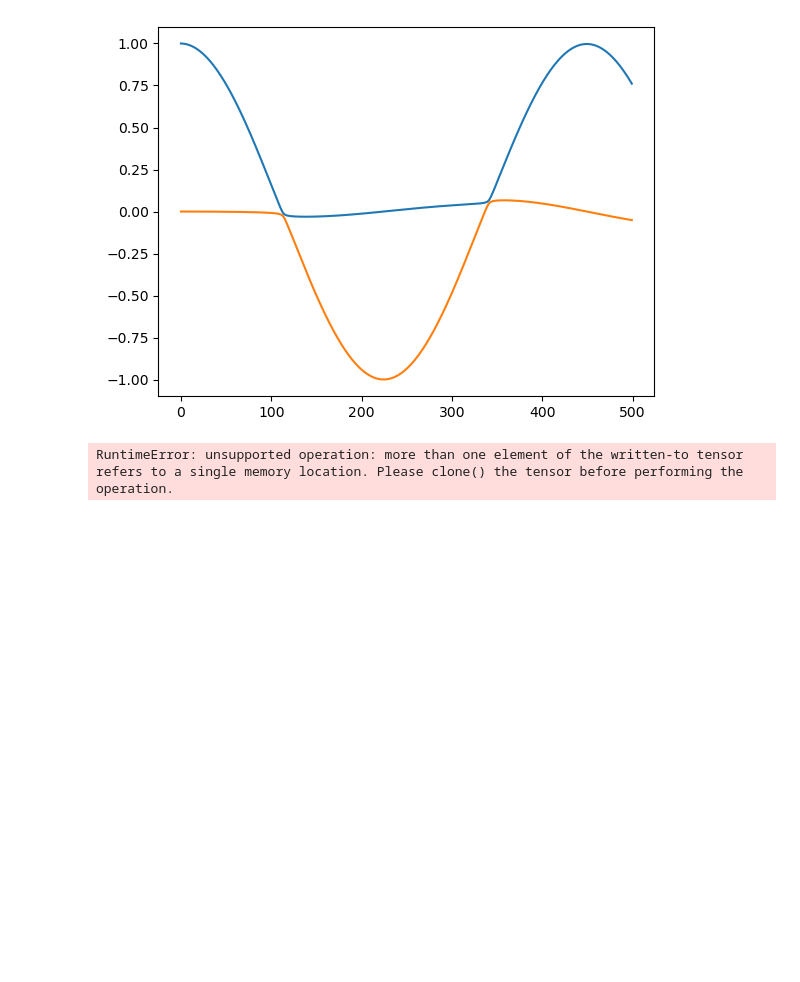
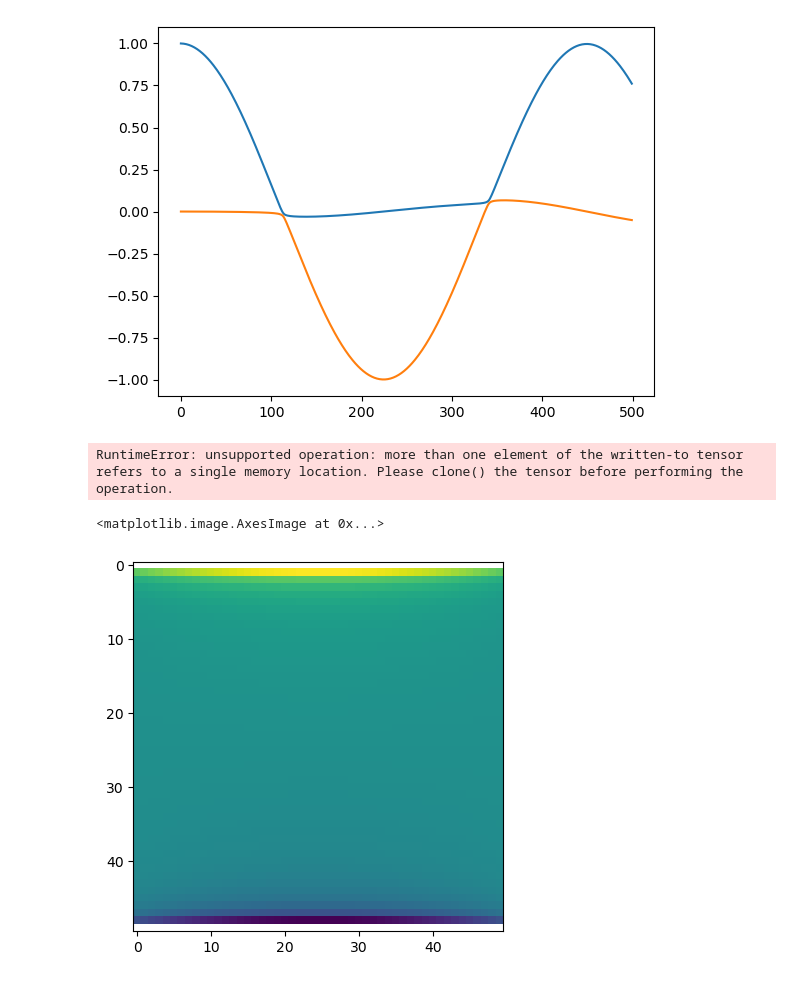
Before and after one commit to erikbigwood/Autograd_Lagrangian, a Jupyter notebook: Code/testing.ipynb, the cells around one changed output. Saved outputs shown, nothing was run; the diff lists cells and outputs as text; code cells hidden in the pictures; blank space fills up the shorter version.

```diff
--- a/Code/testing.ipynb
+++ b/Code/testing.ipynb
@@ -238,8 +238,8 @@ m = torch.tensor([1],dtype=torch.float64)
 k = torch.tensor([2],dtype=torch.float64)
 alpha = torch.tensor([0],dtype=torch.float64)
 
-g_q = torch.vmap(torch.vmap((torch.func.jacfwd(L,argnums=0)),in_dims=(0,0,None,None,None)),in_dims=(0,0,None,None,None))
-g_qdot = torch.vmap(torch.vmap((torch.func.jacfwd(L,argnums=1))),in_dims=(0,0,None,None,None))
+g_q = (torch.func.jacfwd(L,argnums=0))
+g_qdot = (torch.func.jacfwd(L,argnums=1))
 
 g_q_qdot = torch.func.jacfwd(g_qdot,argnums=0)
 g_qdot_q = torch.func.jacfwd(g_q,argnums=1)
@@ -274,3 +274,74 @@ for i in tqdm.trange(n_points):
 plt.imshow(im)
 # %% [output]
 RuntimeError: unsupported operation: more than one element of the written-to tensor refers to a single memory location. Please clone() the tensor before performing the operation.
+# %%
+import torch
+import numpy as np
+import matplotlib.pyplot as plt
+import tqdm
+from torch.func import jacfwd
+import time
+
+m = torch.tensor([1],dtype=torch.float64)
+k = torch.tensor([2],dtype=torch.float64)
+alpha = torch.tensor([0.5],dtype=torch.float64)
+
+n_points = 50
+q_min = -1
+q_max = 1
+qdot_min = -1
+qdot_max = 1
+
+def L(q,qdot,m,k,alpha):
+    return 0.5*m*qdot**2 - 0.5*k*q**2 - alpha*q**2*qdot**2
+
+
+
+qgrid = torch.linspace(q_min,q_max,n_points)
+qdotgrid = torch.linspace(qdot_min,qdot_max,n_points)
+
+#Q, QD = torch.meshgrid(qgrid, qdotgrid)
+
+im = 0*torch.outer(qgrid,qdotgrid)
+
+
+g_q = jacfwd(L,argnums=0)
+g_qdot = jacfwd(L,argnums=1)
+
+#g_q_qdot = torch.func.jacfwd(g_qdot,argnums=0)
+#g_qdot_q = torch.func.jacfwd(g_q,argnums=1)
+
+
+
+#g_qdot_qdot = torch.func.jacfwd(g_qdot,argnums=1)
+
+g_q_qdot = jacfwd(jacfwd(L,argnums=1),argnums=0)
+g_qdot_q = jacfwd(jacfwd(L,argnums=0),argnums=1)
+g_qdot_qdot = jacfwd(jacfwd(L,argnums=1),argnums=1)
+
+
+
+#D = t_g_qdot_qdot**(-1)
+#print(g_q(q,qdot,m,k,alpha))
+
+#print(t_g_qdot_q)
+#D*g_q(Q,QD,m,k,alpha)# - D*t_g_q_qdot*QD
+#im = D*(g_q(Q,QD,m,k,alpha) - t_g_q_qdot*QD)
+
+
+for i in tqdm.trange(n_points):
+    for j in range(n_points):
+
+        t_g_q_qdot = g_q_qdot(qgrid[i],qdotgrid[j],m,k,alpha)
+        t_g_qdot_q = g_qdot_q(qgrid[i],qdotgrid[j],m,k,alpha)
+        t_g_qdot_qdot = g_qdot_qdot(qgrid[i],qdotgrid[j],m,k,alpha)
+
+        D = t_g_qdot_qdot**(-1)
+        #print(g_q(q,qdot,m,k,alpha))
+
+        im[i,j] = D*(g_q(qgrid[i],qdotgrid[j],m,k,alpha) - t_g_q_qdot*qdotgrid[j])
+
+plt.imshow(im)
+# %% [output]
+<matplotlib.image.AxesImage at 0x...>
+[figure, added]
```
Also changed, not shown: parts of 12 cells of this notebook, 41 other files.
